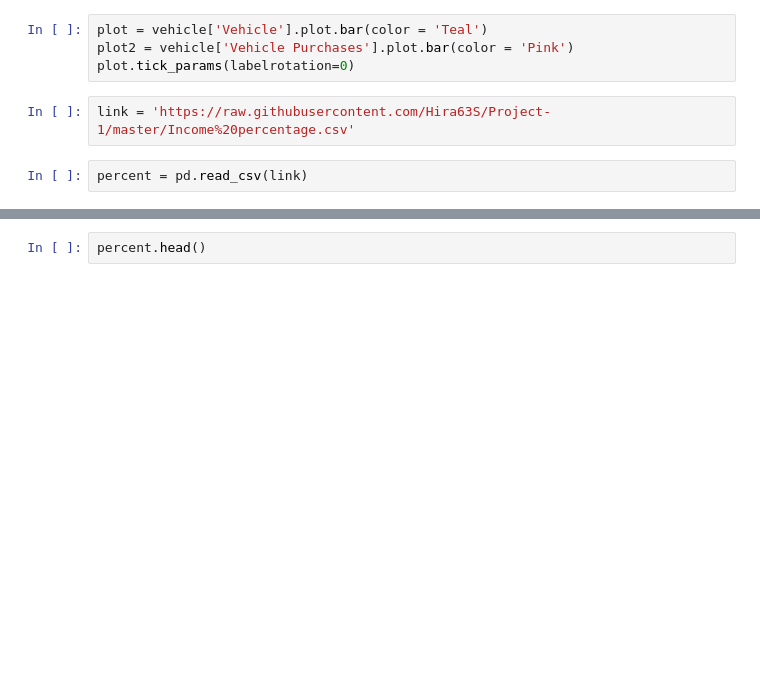
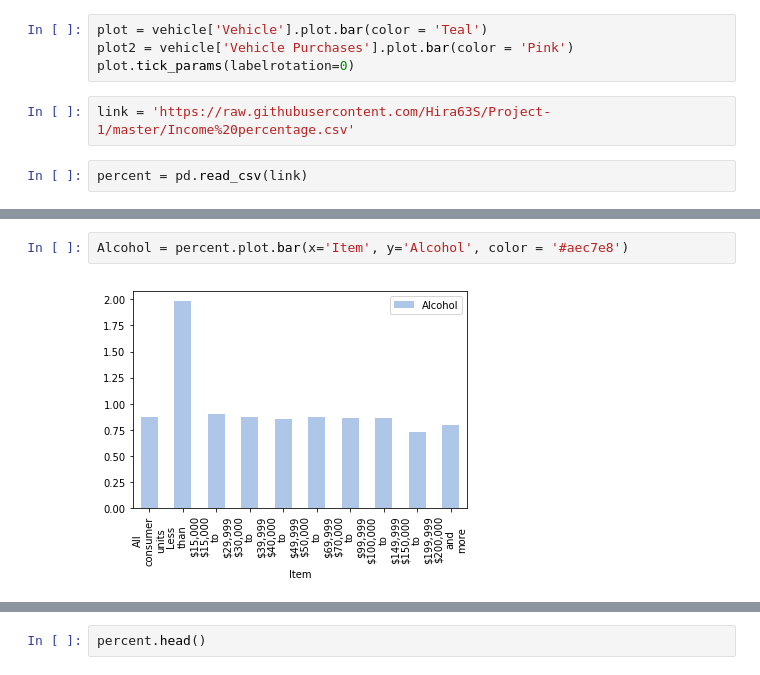
Before and after one commit to Hira63S/DS-Unit-1-Sprint-5-Data-Storytelling-Blog-Post, a Jupyter notebook: DS_Project_1_Income_dataset.ipynb, the cells around one changed output, grey strips where cells are left out. Drawn from its saved outputs; the diff is of its cells as text; blank space fills up the shorter version.

```diff
--- a/DS_Project_1_Income_dataset.ipynb
+++ b/DS_Project_1_Income_dataset.ipynb
@@ -227,0 +232,4 @@ percent = pd.read_csv(link)
+# %%
+Alcohol = percent.plot.bar(x='Item', y='Alcohol', color = '#aec7e8')
+# %% [output]
+[figure, added]
```
Also changed, not shown: parts of 11 cells of this notebook.
